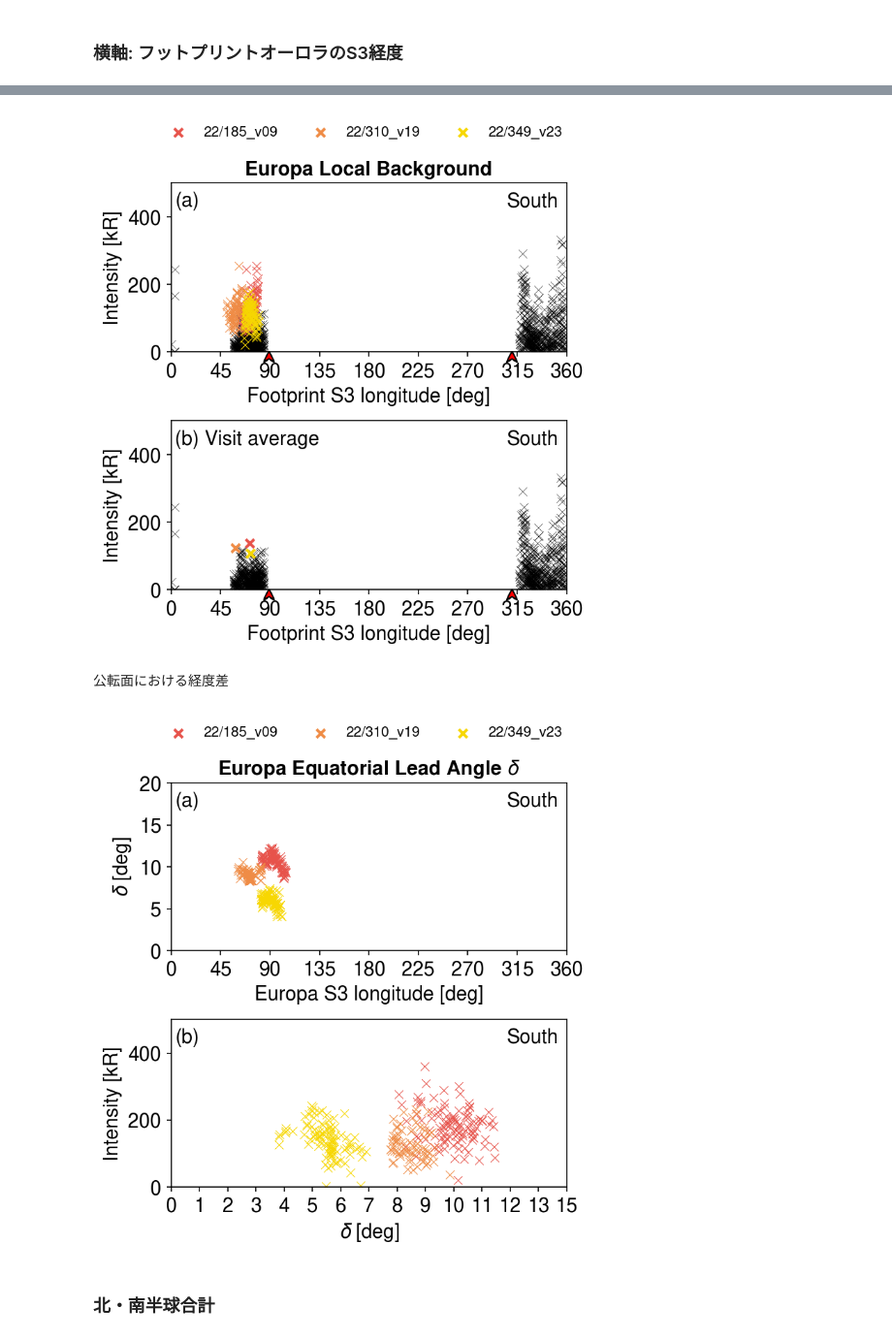
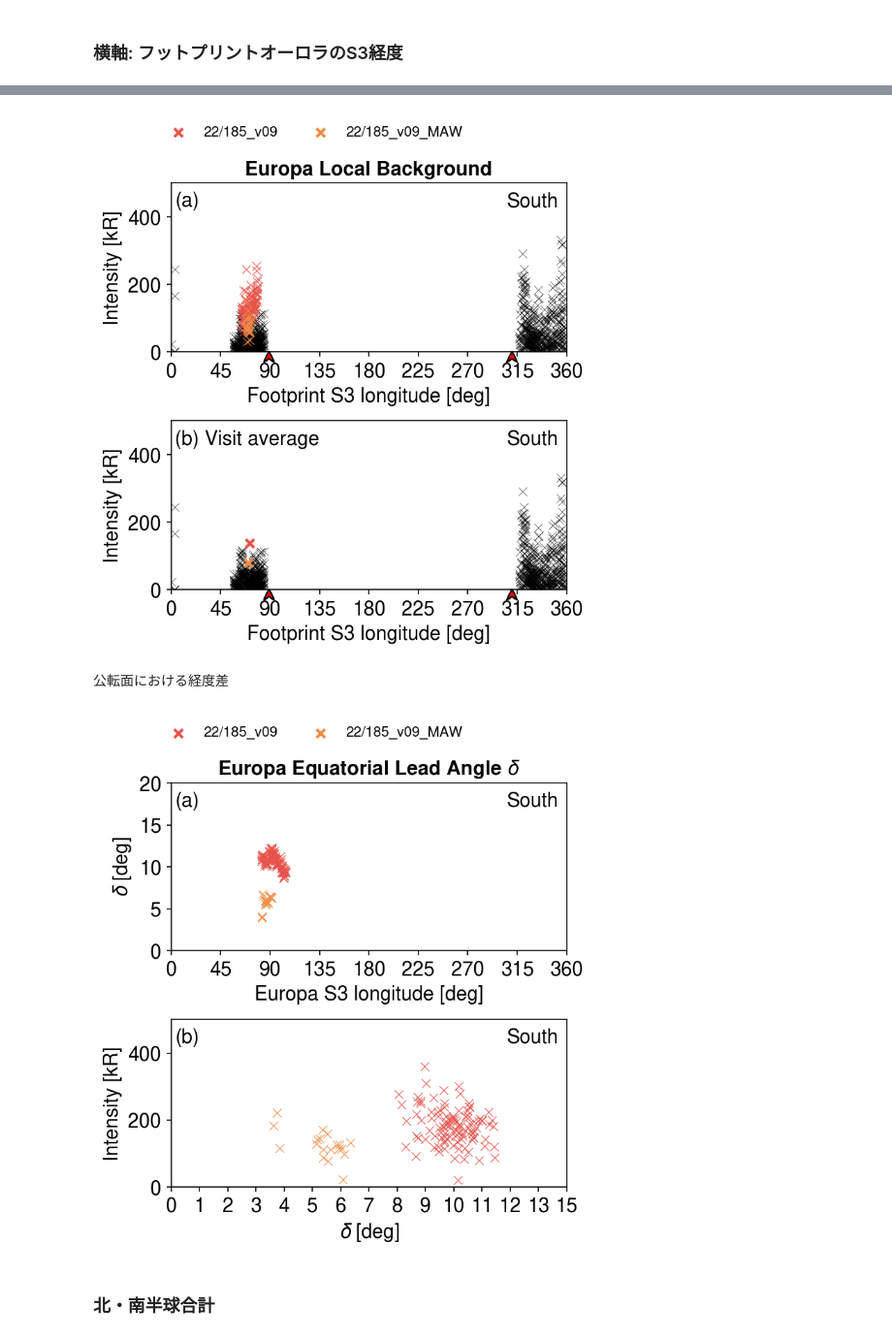
Before and after one commit to ShinnosukeSatoh/HST_Jupiter_footprints, a Jupyter notebook: photometry_plot.ipynb, the cells around one changed output, grey strips where cells are left out. Shown at 97% size. Saved outputs shown, nothing was run; the diff lists cells and outputs as text; code cells hidden in the pictures.

Commit message:
Figures for thesis

```diff
--- a/photometry_plot.ipynb
+++ b/photometry_plot.ipynb
@@ -56,6 +56,7 @@ def legend_shadow(fig, ax, legend, dx, dy):
 # %%
 north_doy = ['14/006_v06', '14/013_v13', '14/016_v12', '22/271_v18', '22/274_v17']
 south_doy = ['22/185_v09', '22/310_v19', '22/349_v23']
+south_doy = ['22/185_v09', '22/185_v09_MAW']
 
 nbkg_doy = ['14/001_v01', '14/002_v02', '14/005_v05', '14/006_v06', '14/013_v13', '14/016_v12', '22/185_v10', '22/228_v13', '22/271_v18', '22/274_v17', '22/309_v20', '22/349_v24']
 sbkg_doy = ['22/140_v03', '22/185_v09', '22/186_v11', '22/229_v14', '22/310_v19', '22/311_v21', '22/349_v23']
@@ -1113,7 +1114,7 @@ for i in range(2):
 fig.tight_layout()
 plt.show()
 # %% [output]
-[figure, old version]
+[figure, new version]
 # %% [markdown]
 公転面における経度差
 # %%
@@ -1158,7 +1159,7 @@ for i in range(len(doy)):
     eq_leadangle = moons30_arr-eqwlon_arr       # lead angle on the orbital equator
     idx = np.where(eq_leadangle>=0)
     ax[0].scatter(moons30_arr[idx], eq_leadangle[idx], marker='x', c=cpalette[i], linewidths=0.5, label=doy[i], zorder=1)
-    # np.savetxt('data/red3_leadangle/EUROPA/20'+doy[i]+'R_eq.txt', np.array([moons30_arr[idx], eq_leadangle[idx]]))
+    np.savetxt('data/red3_leadangle/EUROPA/20'+doy[i]+'R_eq.txt', np.array([moons30_arr[idx], eq_leadangle[idx]]))
 """
 # Bonfond+2017の観測データも重ねてみる (リード角がマイナスになるので何かがおかしい)
 bon17_efp = np.loadtxt('data/Bonfond_etal_2017/jgra53671-sup-'+bon17+'-DataSetS3.txt',
@@ -1237,34 +1238,34 @@ for i in range(len(doy)):
     b1_arr = b1_arr[idx]
     idx = np.where(efpwlong0_arr<0)     # なぜかマイナスの経度が含まれているので補正
     efpwlong0_arr[idx] += 360           # なぜかマイナスの経度が含まれているので補正
     # moonwlon_arr = np.zeros(efpwlong0_arr.shape)    # moon's w-longitude on the orbital equator
     eqwlon_arr = np.zeros(efpwlong0_arr.shape)      # instantaneous field line on the orbital equator
     for j in range(eqwlon_arr.size):
         # moonwlon_arr[j],_,_,_,_ = ftpS3.ftpS3().FP(utc[j], satoval, 'EUROPA')
         eqwlon_arr[j] = ftpS3.ftpS3().S3EQ(efpwlong0_arr[j], satoval, 'EUROPA')
     eq_leadangle = moons30_arr-eqwlon_arr       # lead angle on the orbital equator
     idx = np.where(eq_leadangle>=0)
     ax[1].scatter(eq_leadangle[idx], b0_arr[idx], marker='x', c=cpalette[i], linewidths=0.5, label=doy[i], zorder=1)
 
 
 for j in range(1):
     # obtain the handles and labels from the figure
     handles, labels = ax[j].get_legend_handles_labels()
     # copy the handles
     handles = [copy.copy(ha) for ha in handles ]
     # set the linewidths to the copies
     [ha.set_linewidth(2) for ha in handles ]
     ax[j].legend(handles=handles,
                  labels=labels,
                  loc='center left',
                  bbox_to_anchor=(-0.05, 1.3),
                  ncol=3,
                  frameon=False)
 
 fig.tight_layout()
 plt.show()
 # %% [output]
-[figure, old version]
+[figure, new version]
 # %% [markdown]
 ### 北・南半球合計
 # %%
```
Also changed, not shown: parts of 2 cells of this notebook, 8 other files.
